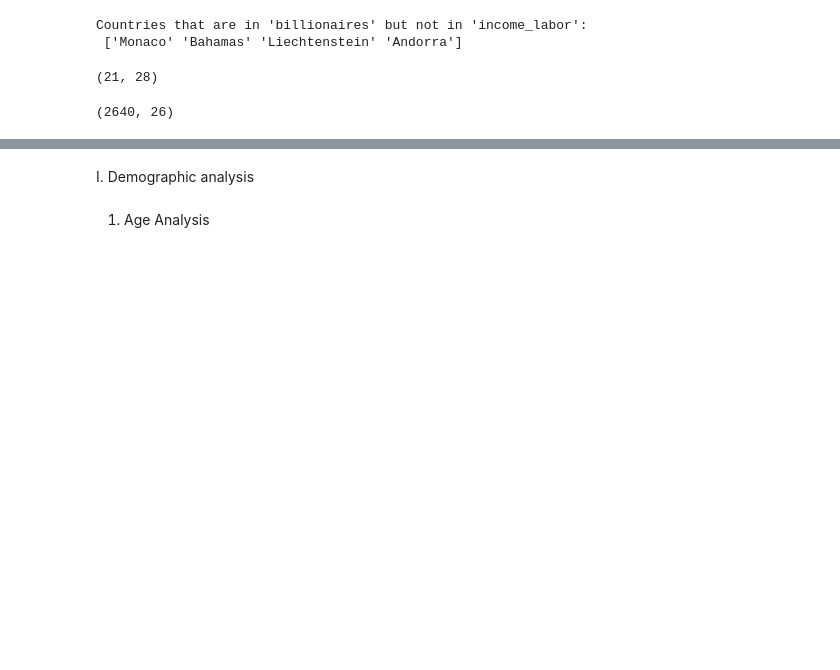
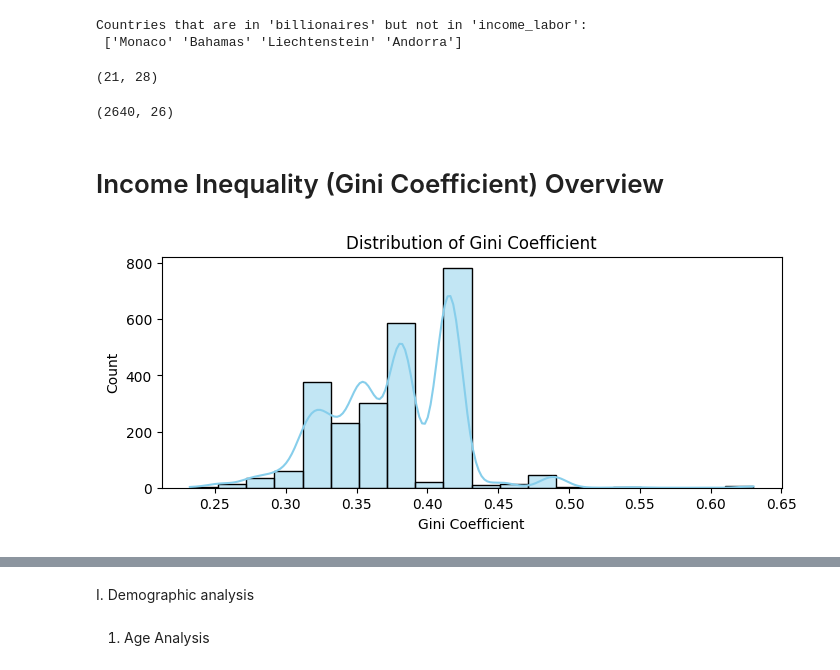
Before and after one commit to ErinZhan2500/SI618FinalProject, a Jupyter notebook: FinalProject.ipynb, the cells around one changed output, grey strips where cells are left out. Cells and saved outputs as stored; diff of their text form; code cells hidden in the pictures; blank space fills up the shorter version.

Commit message:
overview

```diff
--- a/FinalProject.ipynb
+++ b/FinalProject.ipynb
@@ -212,3 +212,14 @@ final_df.rename(columns={'Inequality in income (2021)': 'income_inequality', 'HD
 final_df.shape
 # %% [output]
 (2640, 26)
+# %% [markdown]
+# Income Inequality (Gini Coefficient) Overview
+# %%
+plt.figure(figsize=(8, 3))
+sns.histplot(final_df['Gini coefficient'].dropna(), kde=True, color='skyblue', bins=20)
+plt.title('Distribution of Gini Coefficient')
+plt.xlabel('Gini Coefficient')
+plt.ylabel('Count')
+plt.show()
+# %% [output]
+[figure, added]
```
Also changed, not shown: parts of 6 cells of this notebook.
